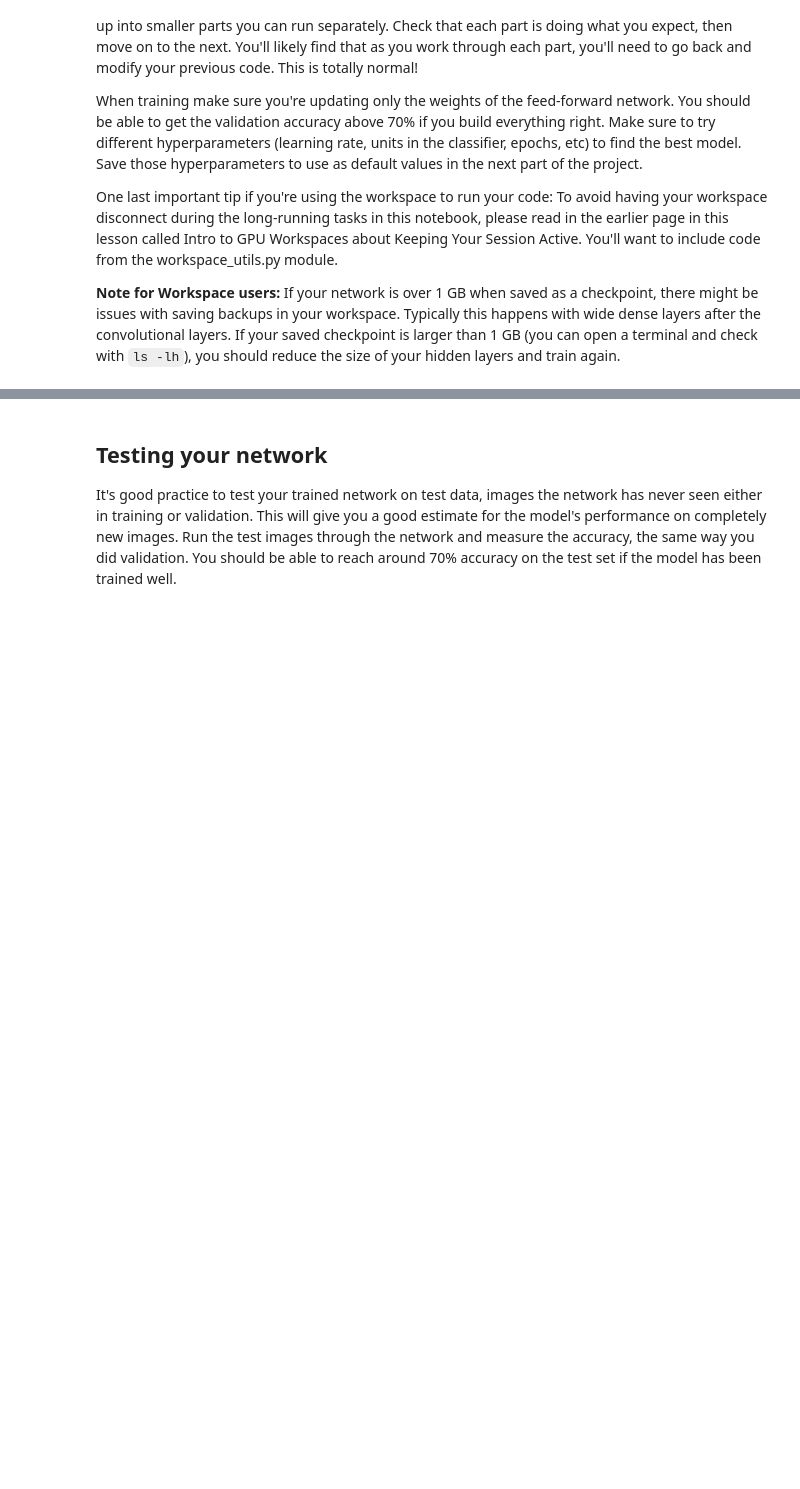
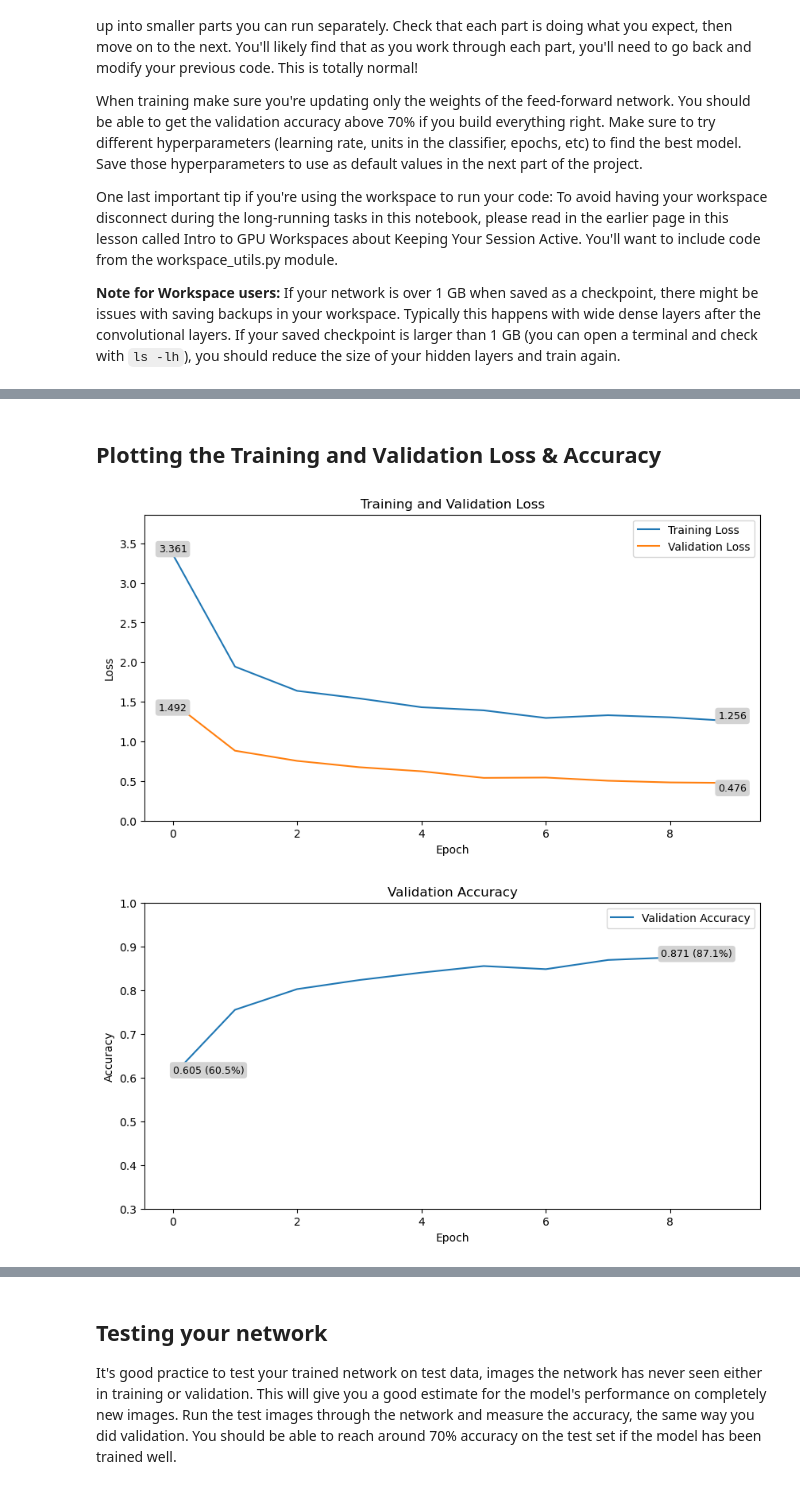
Before and after one commit to sw1285/aipnd-project, a Jupyter notebook: Image Classifier Project.ipynb, the cells around one changed output, grey strips where cells are left out. Saved outputs shown, nothing was run; the diff lists cells and outputs as text; code cells hidden in the pictures; blank space fills up the shorter version.

Commit message:
Updated train.py, predict.py, and notebook for project submission

```diff
--- a/Image Classifier Project.ipynb
+++ b/Image Classifier Project.ipynb
@@ -104,0 +329,54 @@ GPU Workspaces about Keeping Your Session Active. You'll want to include code fr
+# %% [markdown]
+## Plotting the Training and Validation Loss & Accuracy
+# %%
+import matplotlib.pyplot as plt
+
+# Unpack the results from training for plotting
+trained_model, train_losses, validation_losses, validation_accuracies = trained_model
+
+# Plotting the training and validation loss over epochs
+plt.figure(figsize=(10,5))  # Set the figure size for better visibility
+plt.plot(train_losses, label='Training Loss')  # Plot the training loss
+plt.plot(validation_losses, label='Validation Loss')  # Plot the validation loss
+plt.title('Training and Validation Loss')  # Set the title of the plot
+plt.xlabel('Epoch')  # Label the x-axis as 'Epoch'
+plt.ylabel('Loss')  # Label the y-axis as 'Loss'
+plt.ylim(0.0, max(max(train_losses), max(validation_losses)) + 0.5)  # Set y-axis limits dynamically based on max values
+plt.legend()  # Add a legend to differentiate between training and validation loss
+
+# Adding data labels for the first and last points of Training Loss with background color
+plt.text(0, train_losses[0], f'{train_losses[0]:.3f}', ha='center', va='bottom', fontsize=9, color='black',
+         bbox=dict(facecolor='lightgrey', edgecolor='none', boxstyle='round,pad=0.3'))
+plt.text(len(train_losses)-1, train_losses[-1], f'{train_losses[-1]:.3f}', ha='center', va='bottom', fontsize=9, color='black',
+         bbox=dict(facecolor='lightgrey', edgecolor='none', boxstyle='round,pad=0.3'))
+
+# Adding data labels for the first and last points of Validation Loss with background color
+plt.text(0, validation_losses[0], f'{validation_losses[0]:.3f}', ha='center', va='top', fontsize=9, color='black',
+         bbox=dict(facecolor='lightgrey', edgecolor='none', boxstyle='round,pad=0.3'))
+plt.text(len(validation_losses)-1, validation_losses[-1], f'{validation_losses[-1]:.3f}', ha='center', va='top', fontsize=9, color='black',
+         bbox=dict(facecolor='lightgrey', edgecolor='none', boxstyle='round,pad=0.3'))
+
+plt.show()  # Display the plot
+
+# Plotting the validation accuracy over epochs
+plt.figure(figsize=(10,5))  # Set the figure size for better visibility
+plt.plot(validation_accuracies, label='Validation Accuracy')  # Plot the validation accuracy
+plt.title('Validation Accuracy')  # Set the title of the plot
+plt.xlabel('Epoch')  # Label the x-axis as 'Epoch'
+plt.ylabel('Accuracy')  # Label the y-axis as 'Accuracy'
+plt.ylim(0.3, 1.0)  # Set y-axis limits
+plt.yticks([0.3, 0.4, 0.5, 0.6, 0.7, 0.8, 0.9, 1.0])  # Define custom y-ticks
+plt.legend()  # Add a legend to identify the plot line
+
+# Adding data labels for the first and last points of Validation Accuracy with background color
+plt.text(0, validation_accuracies[0], f'{validation_accuracies[0]:.3f} ({validation_accuracies[0]*100:.1f}%)',
+         ha='left', va='bottom', fontsize=9, color='black',
+         bbox=dict(facecolor='lightgrey', edgecolor='none', boxstyle='round,pad=0.3'))
+plt.text(len(validation_accuracies)-1, validation_accuracies[-1], f'{validation_accuracies[-1]:.3f} ({validation_accuracies[-1]*100:.1f}%)',
+         ha='right', va='bottom', fontsize=9, color='black',
+         bbox=dict(facecolor='lightgrey', edgecolor='none', boxstyle='round,pad=0.3'))
+
+plt.show()  # Display the plot
+# %% [output]
+[figure, added]
+[figure, added]
```
Also changed, not shown: parts of 32 cells of this notebook, 2 other files.
